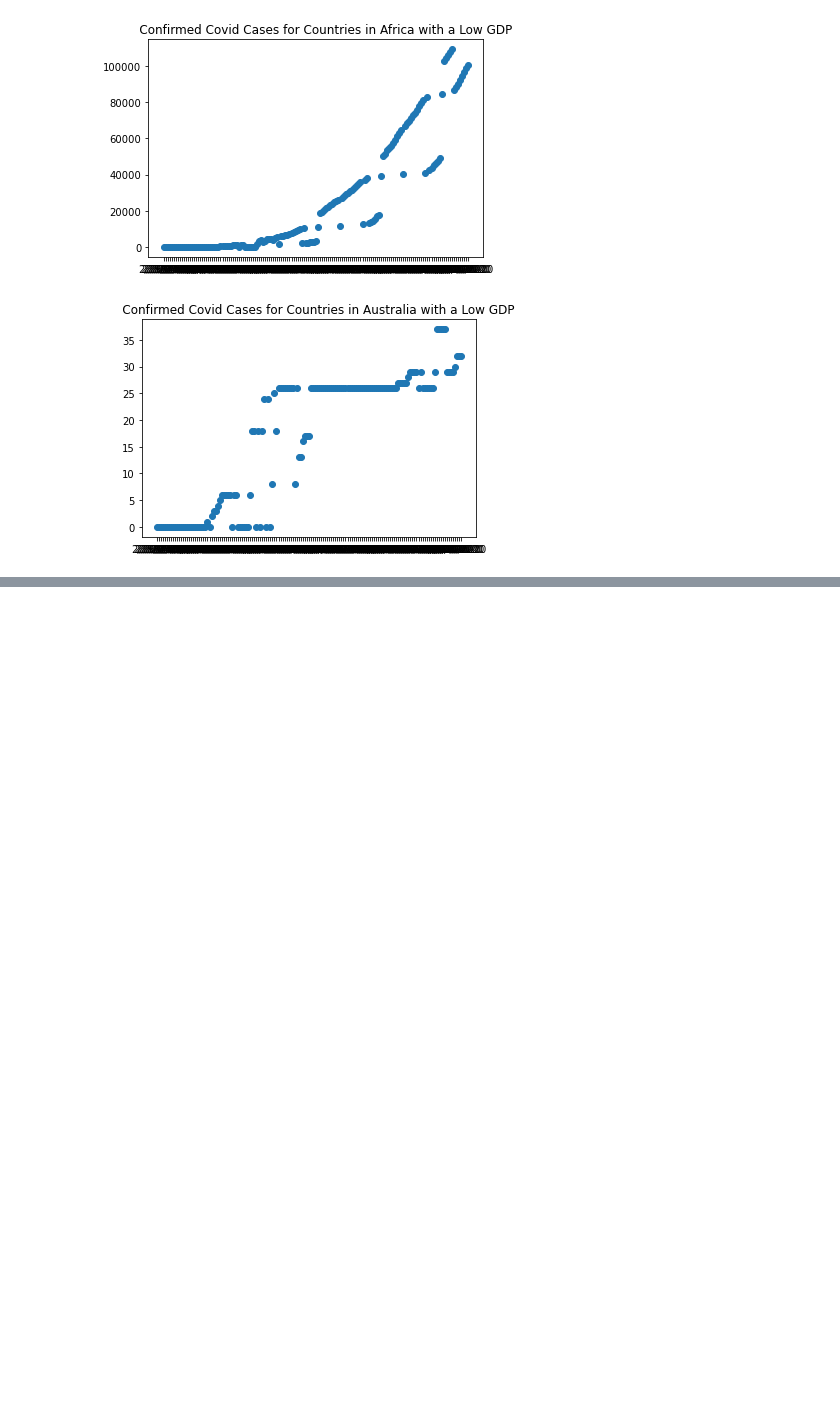
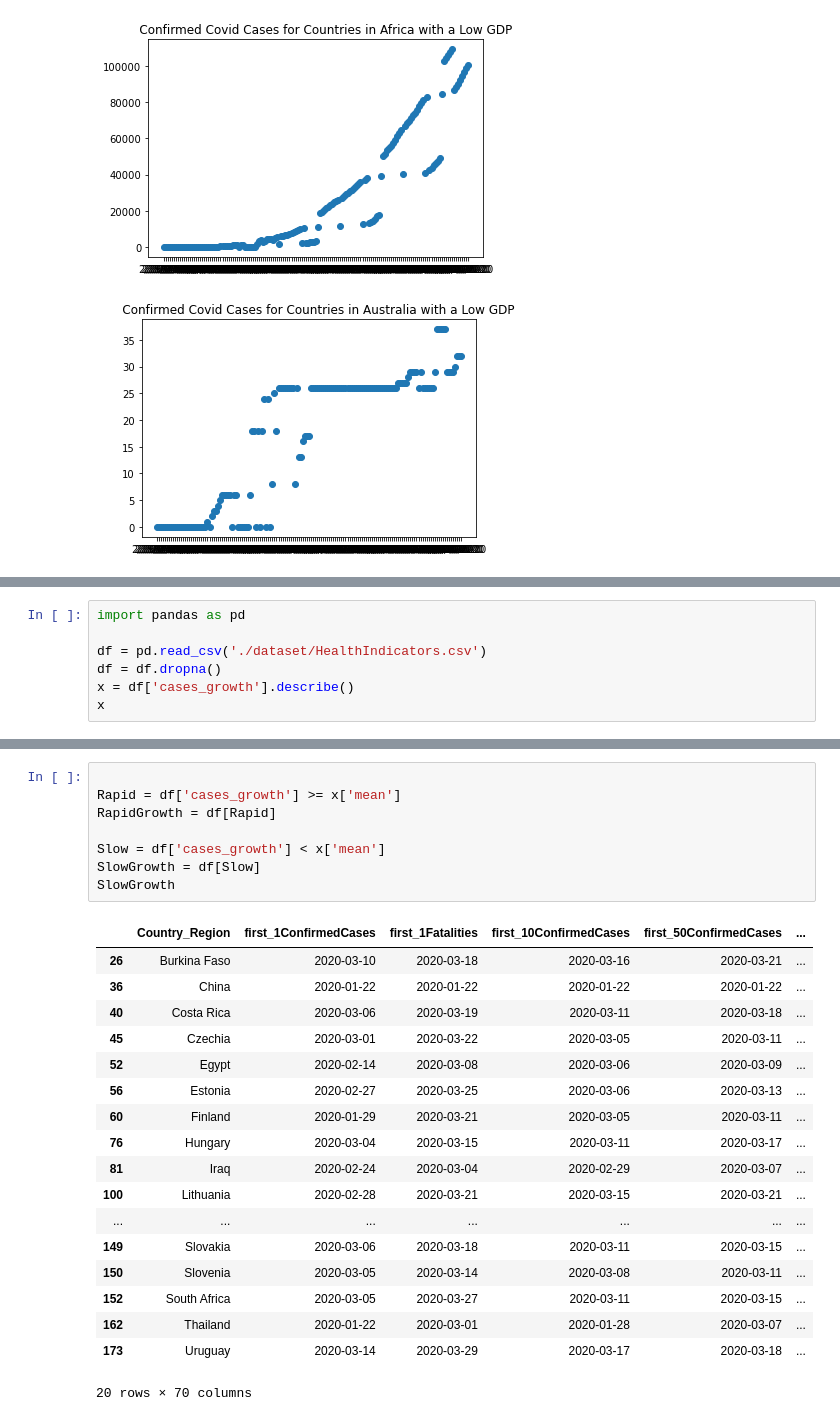
Before and after one commit to christophersingh/Covid-Analysis, a Jupyter notebook: COVID.ipynb, the cells around one changed output, grey strips where cells are left out. Saved outputs shown, nothing was run; the diff lists cells and outputs as text; blank space fills up the shorter version.

```diff
--- a/COVID.ipynb
+++ b/COVID.ipynb
@@ -259,0 +344,7 @@ ValueError: operands could not be broadcast together with shapes (17,) (151,)
+# %%
+import pandas as pd
+
+df = pd.read_csv('./dataset/HealthIndicators.csv')
+df = df.dropna()
+x = df['cases_growth'].describe()
+x
@@ -259,0 +361,27 @@ ValueError: operands could not be broadcast together with shapes (17,) (151,)
+# %%
+
+Rapid = df['cases_growth'] >= x['mean']
+RapidGrowth = df[Rapid]
+
+Slow = df['cases_growth'] < x['mean']
+SlowGrowth = df[Slow]
+SlowGrowth
+# %% [output]
+|  | Country_Region | first_1ConfirmedCases | first_1Fatalities | first_10ConfirmedCases | first_50ConfirmedCases | ... |
+| 26 | Burkina Faso | 2020-03-10 | 2020-03-18 | 2020-03-16 | 2020-03-21 | ... |
+| 36 | China | 2020-01-22 | 2020-01-22 | 2020-01-22 | 2020-01-22 | ... |
+| 40 | Costa Rica | 2020-03-06 | 2020-03-19 | 2020-03-11 | 2020-03-18 | ... |
+| 45 | Czechia | 2020-03-01 | 2020-03-22 | 2020-03-05 | 2020-03-11 | ... |
+| 52 | Egypt | 2020-02-14 | 2020-03-08 | 2020-03-06 | 2020-03-09 | ... |
+| 56 | Estonia | 2020-02-27 | 2020-03-25 | 2020-03-06 | 2020-03-13 | ... |
+| 60 | Finland | 2020-01-29 | 2020-03-21 | 2020-03-05 | 2020-03-11 | ... |
+| 76 | Hungary | 2020-03-04 | 2020-03-15 | 2020-03-11 | 2020-03-17 | ... |
+| 81 | Iraq | 2020-02-24 | 2020-03-04 | 2020-02-29 | 2020-03-07 | ... |
+| 100 | Lithuania | 2020-02-28 | 2020-03-21 | 2020-03-15 | 2020-03-21 | ... |
+| ... | ... | ... | ... | ... | ... | ... |
+| 149 | Slovakia | 2020-03-06 | 2020-03-18 | 2020-03-11 | 2020-03-15 | ... |
+| 150 | Slovenia | 2020-03-05 | 2020-03-14 | 2020-03-08 | 2020-03-11 | ... |
+| 152 | South Africa | 2020-03-05 | 2020-03-27 | 2020-03-11 | 2020-03-15 | ... |
+| 162 | Thailand | 2020-01-22 | 2020-03-01 | 2020-01-28 | 2020-03-07 | ... |
+| 173 | Uruguay | 2020-03-14 | 2020-03-29 | 2020-03-17 | 2020-03-18 | ... |
+20 rows × 70 columns
```
Also changed, not shown: parts of 17 cells of this notebook.
